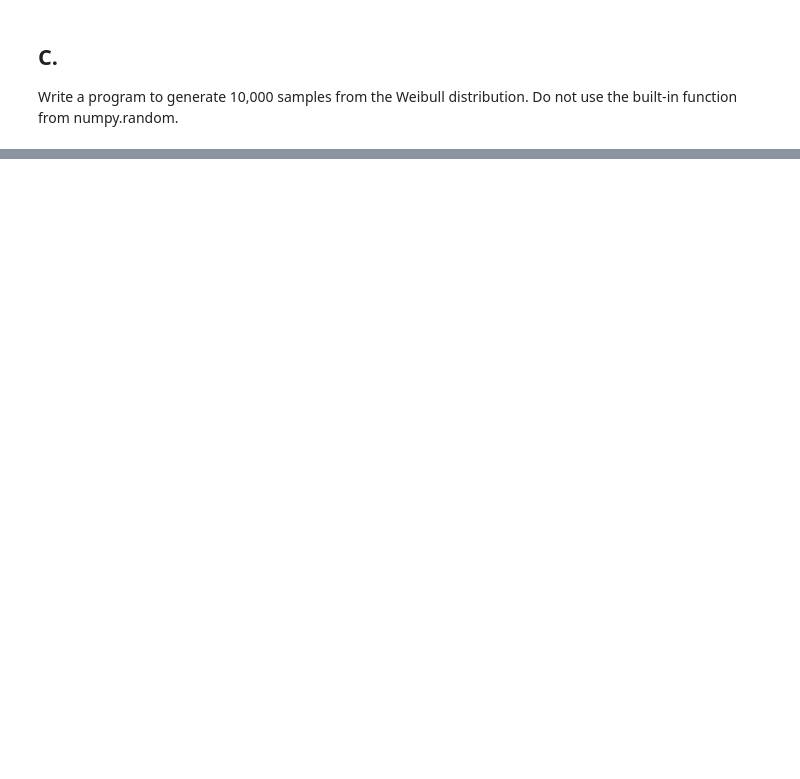
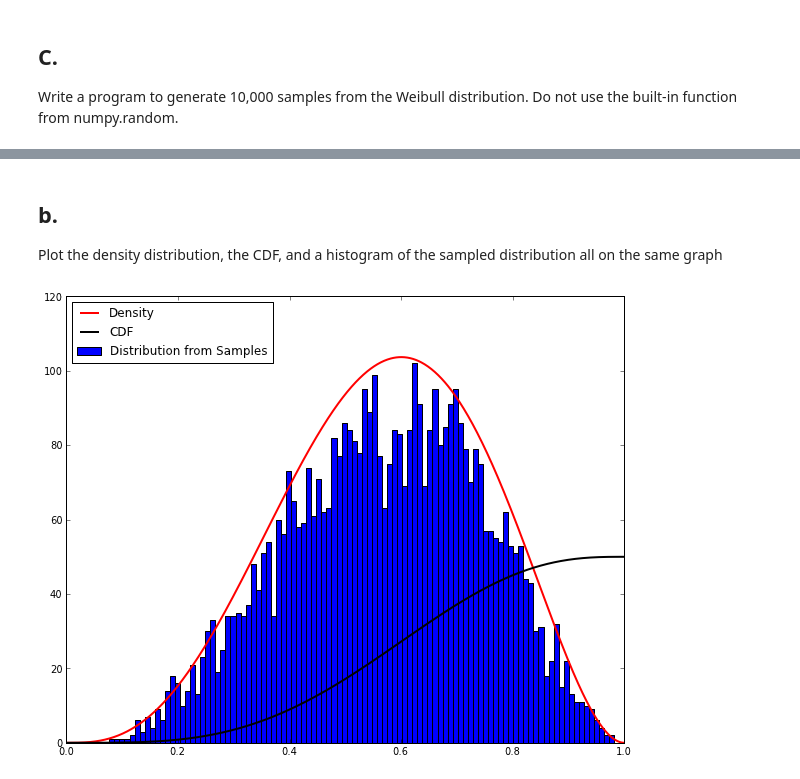
Before and after one commit to ewjohnst/PHYS202-S13, a Jupyter notebook: Week8/MCSimulationEx7.ipynb, the cells around one changed output, grey strips where cells are left out. Cells and saved outputs as stored; diff of their text form; code cells hidden in the pictures; blank space fills up the shorter version.

```diff
--- a/Week8/MCSimulationEx7.ipynb
+++ b/Week8/MCSimulationEx7.ipynb
@@ -46,0 +101,17 @@ NameError: global name 'alpha' is not defined
+# %% [markdown]
+b.
+-
+Plot the density distribution, the CDF, and a histogram of the sampled distribution all on the same graph
+# %%
+f = lambda z: 60*z**3*(1 - z)**2
+F = lambda z: 15*z**4 - 24*z**5 + 10*z**6
+distribution = xsamples[mask]
+
+figure(figsize(10,8))
+plot(x, f(x)*50, color="red", lw = 2, label="Density")
+plot(x, F(x)*50, color = "black", lw = 2, label='CDF')
+hist(distribution, 100, label="Distribution from Samples")
+legend(loc="best")
+show()
+# %% [output]
+[figure, added]
```
Also changed, not shown: parts of 11 cells of this notebook.
